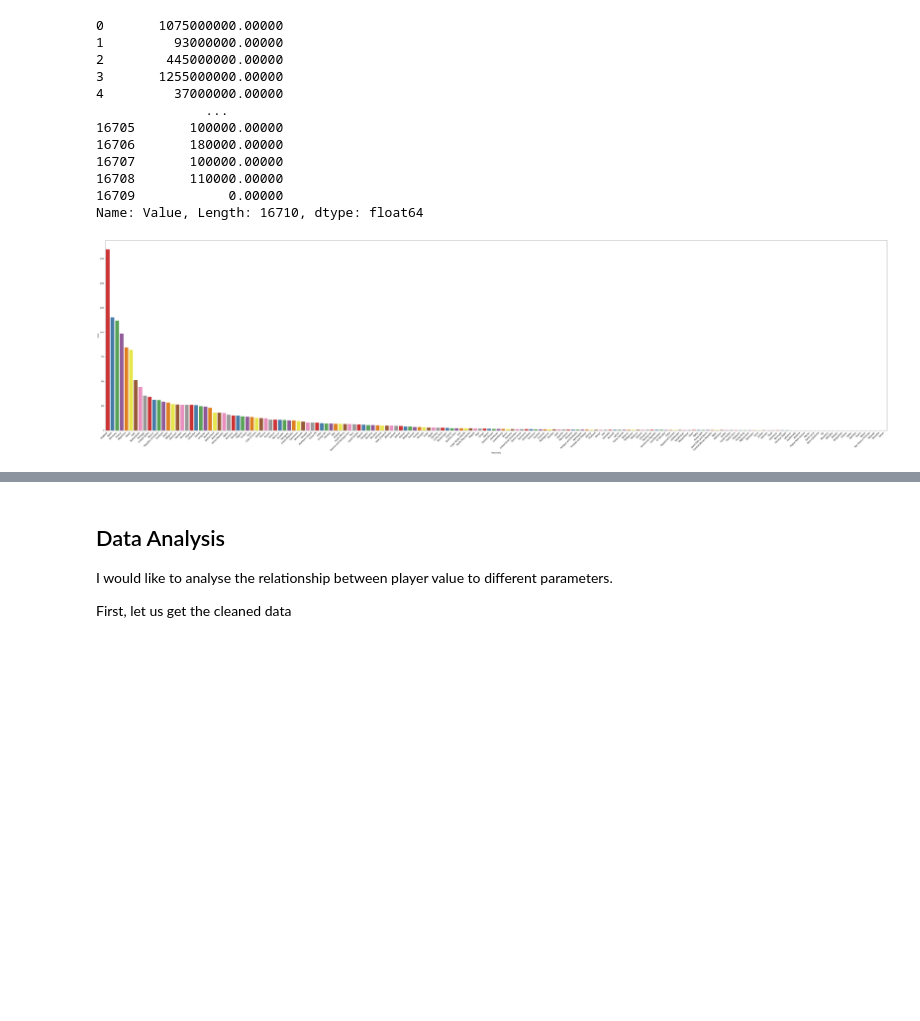
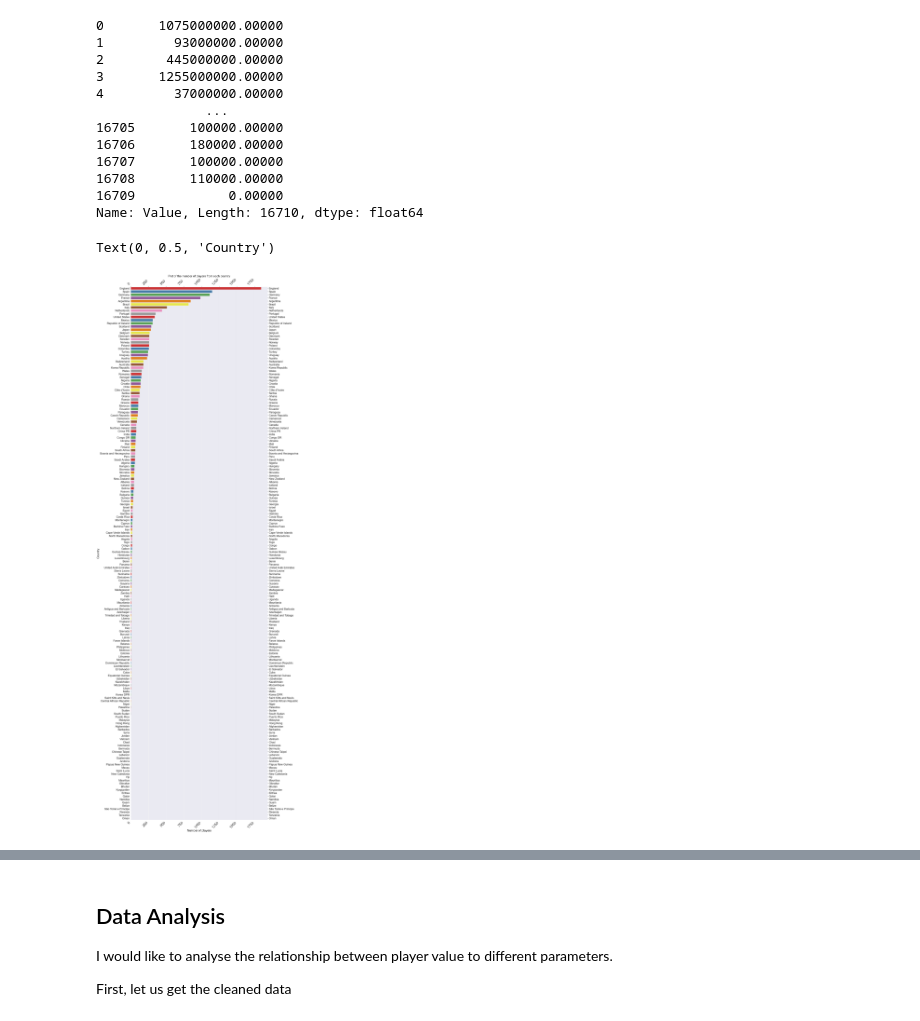
Before and after one commit to ubco-W2022T1-cosc301/project-group28, a Jupyter notebook: notebooks/analysis1.ipynb, the cells around one changed output, grey strips where cells are left out. Drawn from its saved outputs; the diff is of its cells as text; code cells hidden in the pictures; blank space fills up the shorter version.

```diff
--- a/notebooks/analysis1.ipynb
+++ b/notebooks/analysis1.ipynb
@@ -12,3 +12,4 @@ import seaborn as sns
 import re
 
 pd.set_option('display.float_format', lambda x: '%.5f' % x)
+sns.set(font_scale=2)
@@ -98,24 +103,31 @@ Name: Value, Length: 16710, dtype: float64
 # %%
 #Plot to see which country has the most number of players
 
-plt.figure(figsize=(80,20));
+plt.figure(figsize=(20,80));
 chart = sns.countplot(
     data=df,
-    x='Nationality',
+    y='Nationality',
     palette='Set1',
     order = df['Nationality'].value_counts().index
 );
+
+plt.tick_params(right=True, top=True, labelright=True, labeltop=True, labelrotation=0)
 
 plt.xticks(
     rotation=45,
     horizontalalignment='right',
     fontweight='light',
     fontsize='large'
 );
 
+plt.title("Plot of the number of players from each country")
+plt.xlabel("Number of players")
+plt.ylabel("Country")
+
 # Looks like England has the highest followed by Spain and Germany
 # %% [output]
+Text(0, 0.5, 'Country')
-[figure, old version]
+[figure, new version]
 # %%
 #Distribution of age and value
 plt.figure(figsize=(10,5))
```
Also changed, not shown: parts of 23 cells of this notebook, 3 other files.
